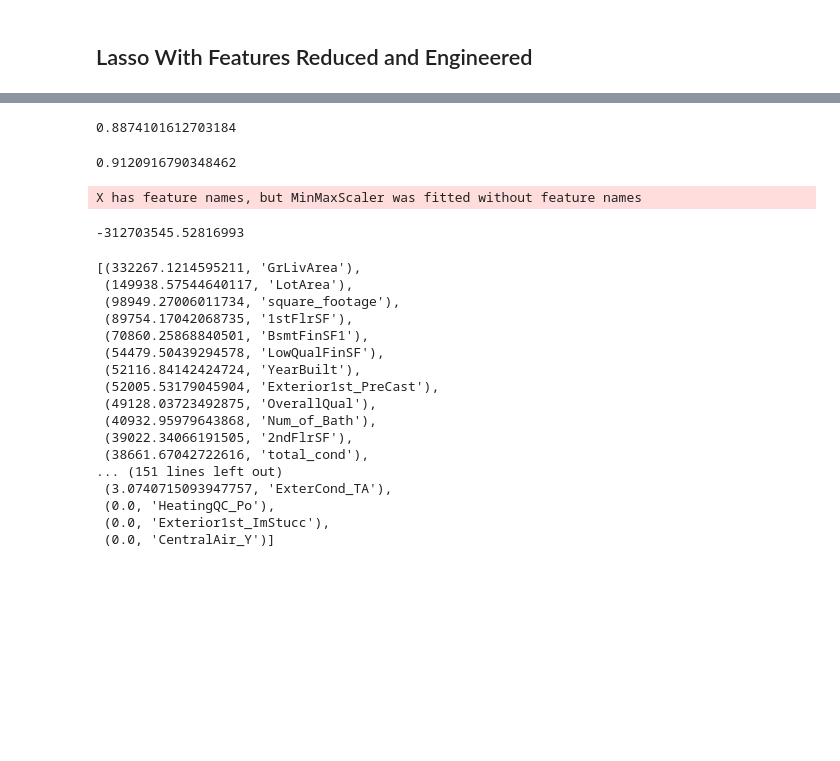
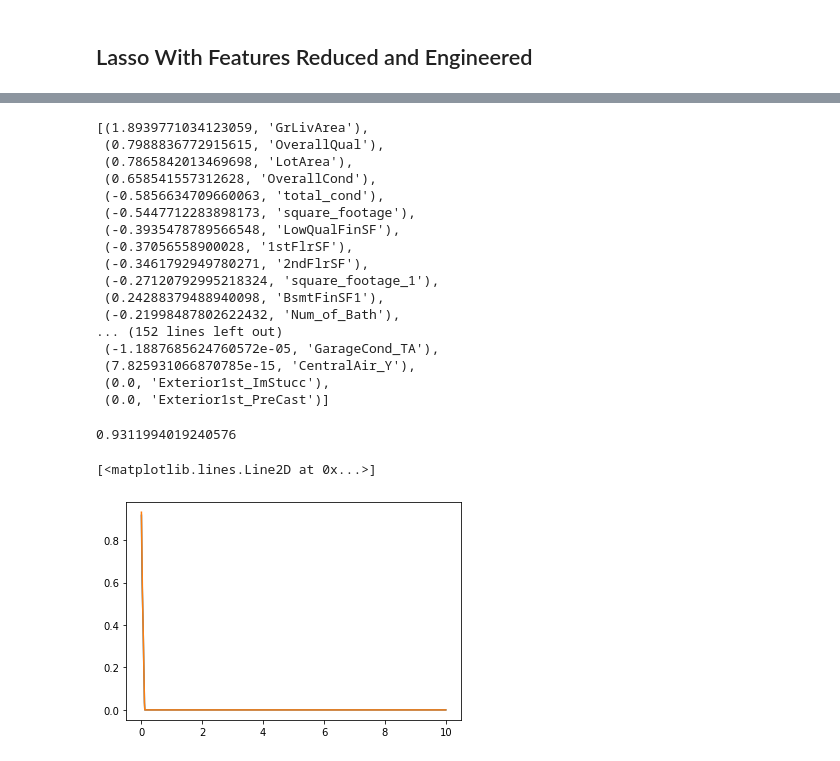
Before and after one commit to nickelworks/machine-learning-housing-project, a Jupyter notebook: Tony/Lasso Version 1.ipynb, the cells around one changed output, grey strips where cells are left out. Saved outputs shown, nothing was run; the diff lists cells and outputs as text; code cells hidden in the pictures; blank space fills up the shorter version.

```diff
--- a/Tony/Lasso Version 1.ipynb
+++ b/Tony/Lasso Version 1.ipynb
@@ -230,11 +162,11 @@ df["total_cond"] = df["OverallQual"] * df["OverallCond"]
 # %%
-y = df["SalePrice"]
+y = df["log_SalePrice"]
 # %%
-X = df.drop("SalePrice", axis=1)
+X = df.drop(["SalePrice","log_SalePrice"], axis=1)
 # %%
 X = pd.get_dummies(X)
 # %%
-x_train, x_test, y_train, y_test = train_test_split(X,y)
+x_train, x_test, y_train, y_test = train_test_split(X,y, test_size= 0.33)
 # %%
 xscaler = MinMaxScaler()
 x_train = xscaler.fit_transform(x_train)
@@ -251,0 +174,16 @@ gs = GridSearchCV(
+# %%
+lasso = linear_model.Lasso(max_iter = 2000)
+trainR2= []
+testR2 = []
+alphas = np.linspace(1e-10, 10,900)
+for i ,alpha in enumerate(alphas):
+    lasso.set_params(alpha = alpha)
+    lasso.fit(x_train, y_train)
+    trainR2.append(lasso.score(x_train, y_train))
+    testR2.append(lasso.score(x_test,y_test))
+    print(i, end = '\r')
+
+best_alpha = np.argmax(testR2)
+lasso.set_params(alpha = best_alpha)
+
+best_coefs = pd.Series(lasso.coef_, index = X.columns)
@@ -287,34 +197,30 @@ gs.best_params_
-# %%
-gs.best_score_
-# %% [output]
-0.8874101612703184
-# %%
-gs.score(x_train, y_train)
-# %% [output]
-0.9120916790348462
-# %%
-gs.score(xscaler.transform(x_test), y_test)
-# %% [output]
-X has feature names, but MinMaxScaler was fitted without feature names
--312703545.52816993
 # %%
-co  = list(zip(list(gs.best_estimator_.coef_), list(X.columns)))
-sorted([(abs(x[0]), x[1]) for x in co], reverse=True)
+sorted(list(zip(y.coef_, X.columns)), key=lambda x: abs(x[0]), reverse=True)
 # %% [output]
-[(332267.1214595211, 'GrLivArea'),
- (149938.57544640117, 'LotArea'),
- (98949.27006011734, 'square_footage'),
- (89754.17042068735, '1stFlrSF'),
- (70860.25868840501, 'BsmtFinSF1'),
- (54479.50439294578, 'LowQualFinSF'),
- (52116.84142424724, 'YearBuilt'),
- (52005.53179045904, 'Exterior1st_PreCast'),
- (49128.03723492875, 'OverallQual'),
- (40932.95979643868, 'Num_of_Bath'),
- (39022.34066191505, '2ndFlrSF'),
- (38661.67042722616, 'total_cond'),
-... (151 lines left out)
- (3.0740715093947757, 'ExterCond_TA'),
- (0.0, 'HeatingQC_Po'),
+[(1.8939771034123059, 'GrLivArea'),
+ (0.7988836772915615, 'OverallQual'),
+ (0.7865842013469698, 'LotArea'),
+ (0.658541557312628, 'OverallCond'),
+ (-0.5856634709660063, 'total_cond'),
+ (-0.5447712283898173, 'square_footage'),
+ (-0.3935478789566548, 'LowQualFinSF'),
+ (-0.37056558900028, '1stFlrSF'),
+ (-0.3461792949780271, '2ndFlrSF'),
+ (-0.27120792995218324, 'square_footage_1'),
+ (0.24288379488940098, 'BsmtFinSF1'),
+ (-0.21998487802622432, 'Num_of_Bath'),
+... (152 lines left out)
+ (-1.1887685624760572e-05, 'GarageCond_TA'),
+ (7.825931066870785e-15, 'CentralAir_Y'),
  (0.0, 'Exterior1st_ImStucc'),
- (0.0, 'CentralAir_Y')]
+ (0.0, 'Exterior1st_PreCast')]
+# %%
+testR2[best_alpha]
+# %% [output]
+0.9311994019240576
+# %%
+plt.plot(alphas, trainR2, label = "train")
+plt.plot(alphas, testR2, label = "test")
+# %% [output]
+[<matplotlib.lines.Line2D at 0x...>]
+[figure, added]
```
Also changed, not shown: parts of 27 cells of this notebook, 1 other file.
